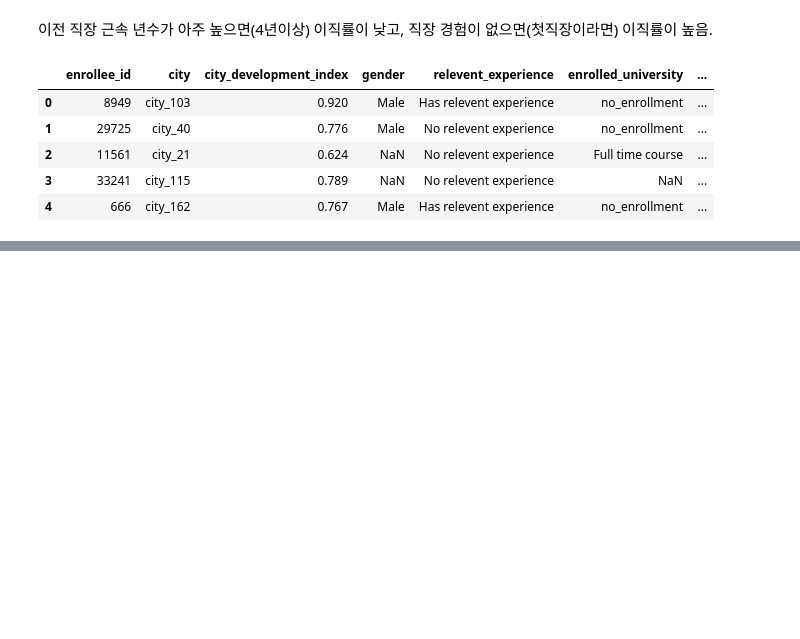
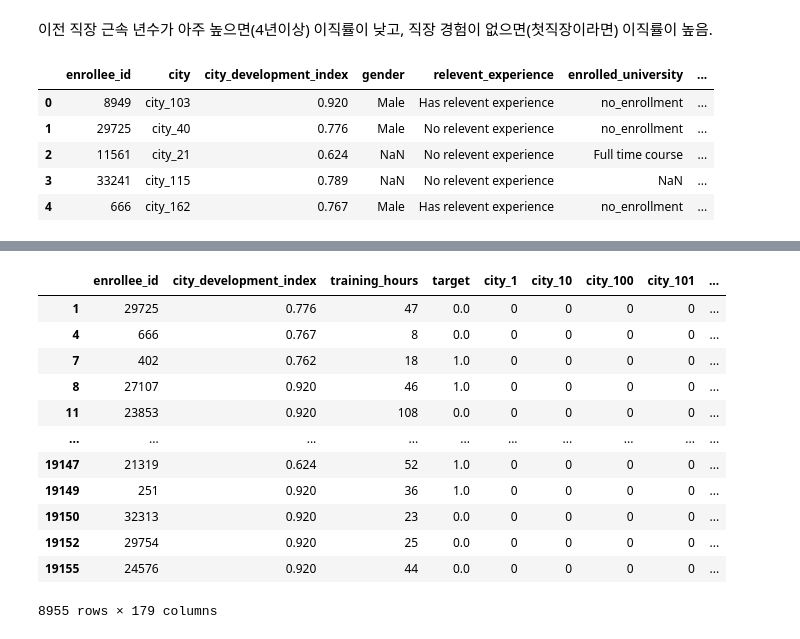
Before and after one commit to sw-song/kaggle-study, a Jupyter notebook: job_change_of_data_scientists/HR_Analytics.ipynb, the cells around one changed output, grey strips where cells are left out. Drawn from its saved outputs; the diff is of its cells as text; code cells hidden in the pictures; blank space fills up the shorter version.

```diff
--- a/job_change_of_data_scientists/HR_Analytics.ipynb
+++ b/job_change_of_data_scientists/HR_Analytics.ipynb
@@ -599,0 +636,2 @@ train_data.head()
+# %%
+train_data_dropna = train_data.dropna()
@@ -599,0 +656,20 @@ train_data.head()
+# %%
+for col in cat_col:
+    train_data_dropna = pd.concat([train_data_dropna, pd.get_dummies(train_data_dropna[col])], axis=1)
+    del(train_data_dropna[col])
+# %%
+train_data_dropna
+# %% [output]
+|  | enrollee_id | city_development_index | training_hours | target | city_1 | city_10 | city_100 | city_101 | ... |
+| 1 | 29725 | 0.776 | 47 | 0.0 | 0 | 0 | 0 | 0 | ... |
+| 4 | 666 | 0.767 | 8 | 0.0 | 0 | 0 | 0 | 0 | ... |
+| 7 | 402 | 0.762 | 18 | 1.0 | 0 | 0 | 0 | 0 | ... |
+| 8 | 27107 | 0.920 | 46 | 1.0 | 0 | 0 | 0 | 0 | ... |
+| 11 | 23853 | 0.920 | 108 | 0.0 | 0 | 0 | 0 | 0 | ... |
+| ... | ... | ... | ... | ... | ... | ... | ... | ... | ... |
+| 19147 | 21319 | 0.624 | 52 | 1.0 | 0 | 0 | 0 | 0 | ... |
+| 19149 | 251 | 0.920 | 36 | 1.0 | 0 | 0 | 0 | 0 | ... |
+| 19150 | 32313 | 0.920 | 23 | 0.0 | 0 | 0 | 0 | 0 | ... |
+| 19152 | 29754 | 0.920 | 25 | 0.0 | 0 | 0 | 0 | 0 | ... |
+| 19155 | 24576 | 0.920 | 44 | 0.0 | 0 | 0 | 0 | 0 | ... |
+8955 rows × 179 columns
```
Also changed, not shown: parts of 53 cells of this notebook, 1 other file.
